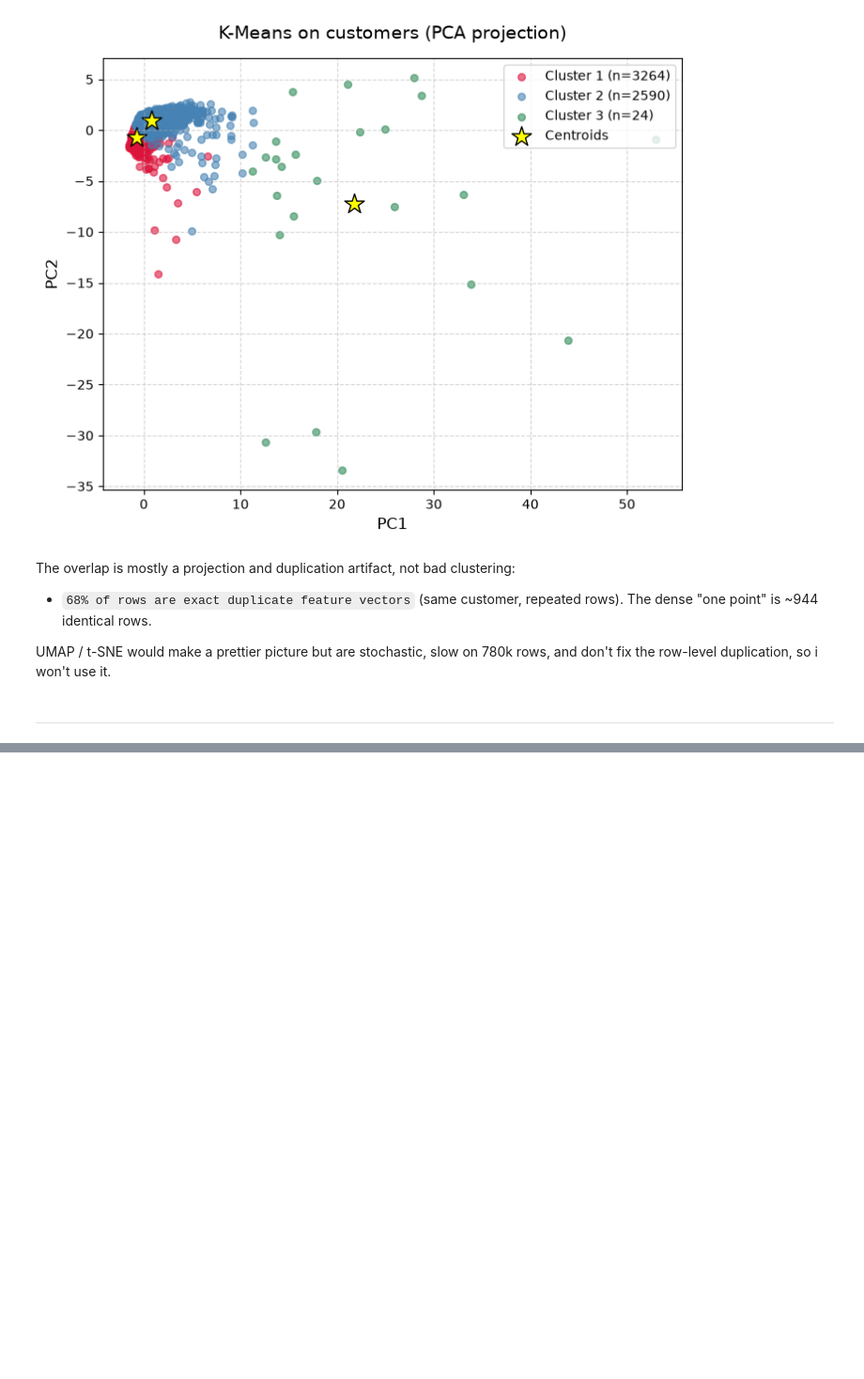
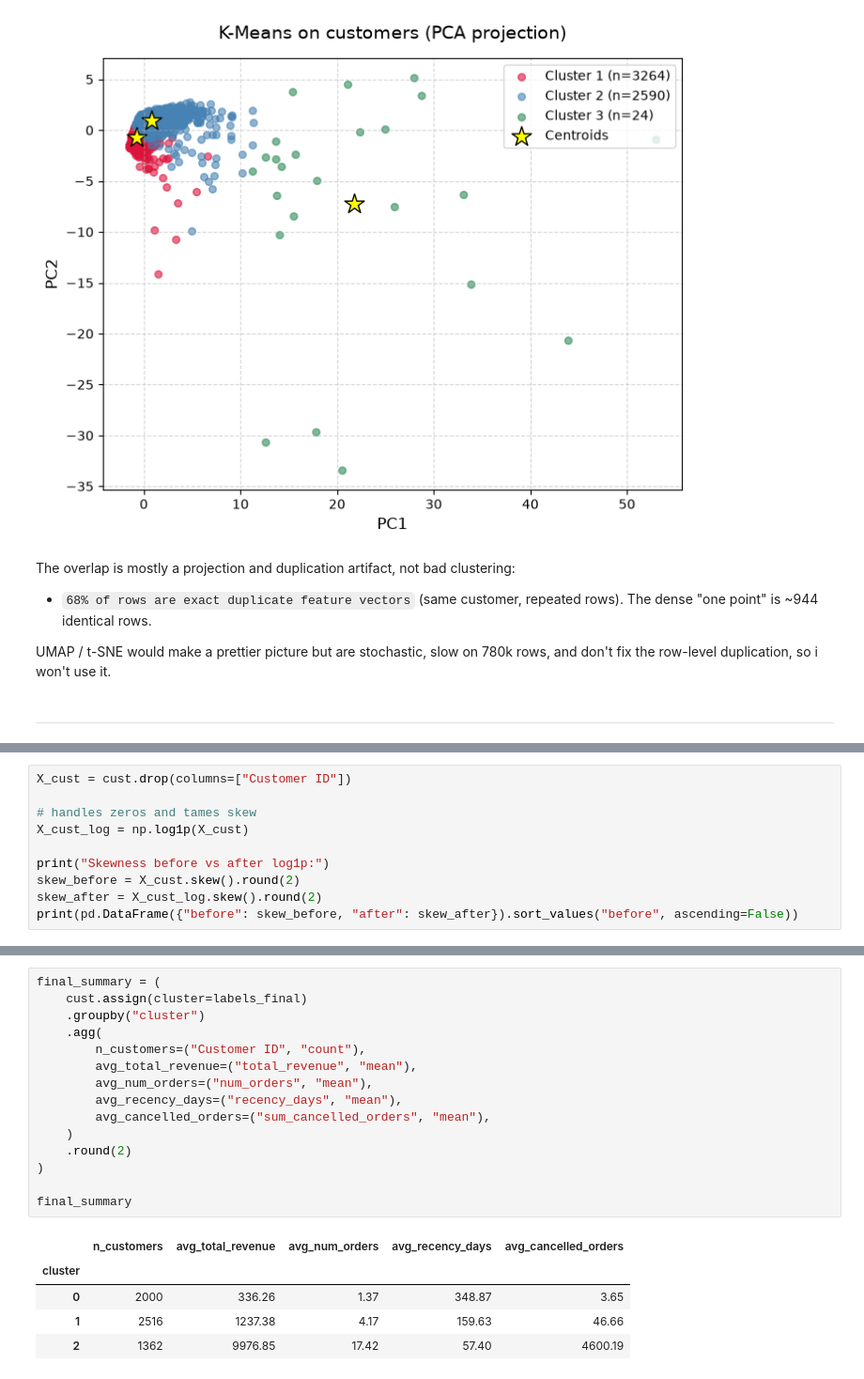
Before and after one commit to nick-st-coder/online-resail, a Jupyter notebook: notebooks/modeling.ipynb, the cells around one changed output, grey strips where cells are left out. Shown at 94% size. Cells and saved outputs as stored; diff of their text form; blank space fills up the shorter version.

```diff
--- a/notebooks/modeling.ipynb
+++ b/notebooks/modeling.ipynb
@@ -254,0 +301,10 @@ UMAP / t-SNE would make a prettier picture but are stochastic, slow on 780k rows
+# %%
+X_cust = cust.drop(columns=["Customer ID"])
+
+# handles zeros and tames skew
+X_cust_log = np.log1p(X_cust)
+
+print("Skewness before vs after log1p:")
+skew_before = X_cust.skew().round(2)
+skew_after = X_cust_log.skew().round(2)
+print(pd.DataFrame({"before": skew_before, "after": skew_after}).sort_values("before", ascending=False))
@@ -254,0 +473,21 @@ UMAP / t-SNE would make a prettier picture but are stochastic, slow on 780k rows
+# %%
+final_summary = (
+    cust.assign(cluster=labels_final)
+    .groupby("cluster")
+    .agg(
+        n_customers=("Customer ID", "count"),
+        avg_total_revenue=("total_revenue", "mean"),
+        avg_num_orders=("num_orders", "mean"),
+        avg_recency_days=("recency_days", "mean"),
+        avg_cancelled_orders=("sum_cancelled_orders", "mean"),
+    )
+    .round(2)
+)
+
+final_summary
+# %% [output]
+|  | n_customers | avg_total_revenue | avg_num_orders | avg_recency_days | avg_cancelled_orders |
+| cluster |  |  |  |  |  |
+| 0 | 2000 | 336.26 | 1.37 | 348.87 | 3.65 |
+| 1 | 2516 | 1237.38 | 4.17 | 159.63 | 46.66 |
+| 2 | 1362 | 9976.85 | 17.42 | 57.40 | 4600.19 |
```
Also changed, not shown: parts of 20 cells of this notebook.
